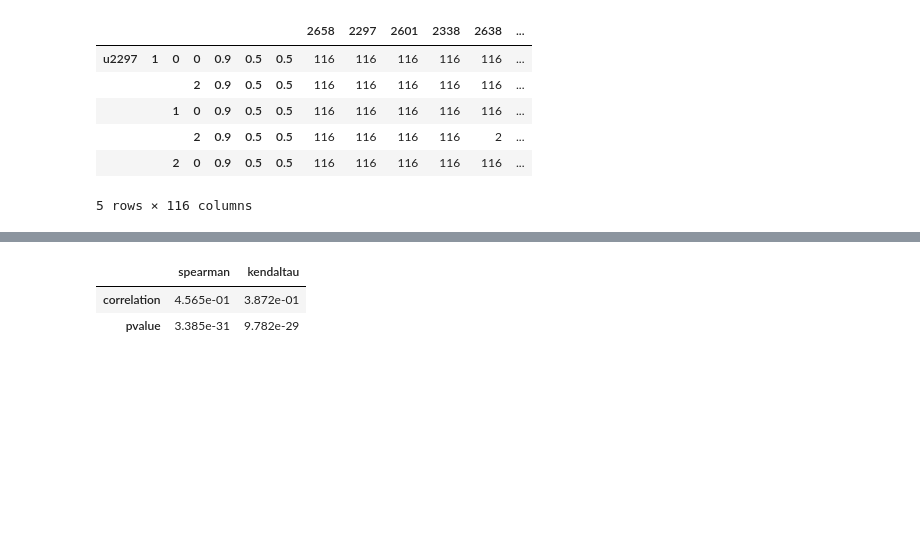
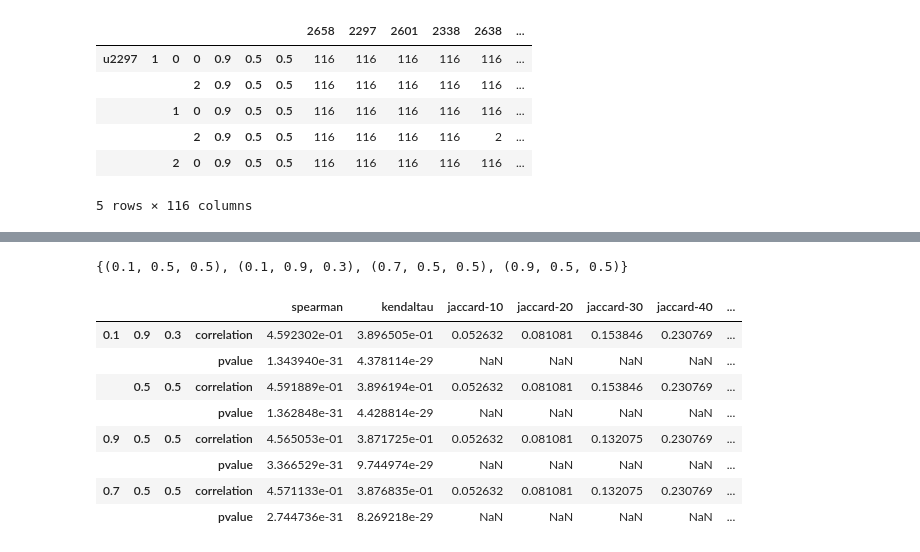
Before and after one commit to ruiliu310/dartpost-research, a Jupyter notebook: pr_results.ipynb, the cells around one changed output, grey strips where cells are left out. Cells and saved outputs as stored; diff of their text form; code cells hidden in the pictures; blank space fills up the shorter version.

```diff
--- a/pr_results.ipynb
+++ b/pr_results.ipynb
@@ -287,0 +328,3 @@ def rank_metrics(df):
+# %%
+idxmax = df_res.loc[(slice(None), slice(None), slice(None), "correlation")].idxmax()
+print(idxmax)
@@ -288,11 +341,18 @@ def rank_metrics(df):
+# %%
+set(idxmax)
+# %% [output]
+{(0.1, 0.5, 0.5), (0.1, 0.9, 0.3), (0.7, 0.5, 0.5), (0.9, 0.5, 0.5)}
+# %%
+pd.concat([df_res.loc[(*ind, slice(None)), :] for ind in set(idxmax)], axis=0)
+# %% [output]
+|  |  |  |  | spearman | kendaltau | jaccard-10 | jaccard-20 | jaccard-30 | jaccard-40 | ... |
+| 0.1 | 0.9 | 0.3 | correlation | 4.592302e-01 | 3.896505e-01 | 0.052632 | 0.081081 | 0.153846 | 0.230769 | ... |
+|  |  |  | pvalue | 1.343940e-31 | 4.378114e-29 | NaN | NaN | NaN | NaN | ... |
+|  | 0.5 | 0.5 | correlation | 4.591889e-01 | 3.896194e-01 | 0.052632 | 0.081081 | 0.153846 | 0.230769 | ... |
+|  |  |  | pvalue | 1.362848e-31 | 4.428814e-29 | NaN | NaN | NaN | NaN | ... |
+| 0.9 | 0.5 | 0.5 | correlation | 4.565053e-01 | 3.871725e-01 | 0.052632 | 0.081081 | 0.132075 | 0.230769 | ... |
+|  |  |  | pvalue | 3.366529e-31 | 9.744974e-29 | NaN | NaN | NaN | NaN | ... |
+| 0.7 | 0.5 | 0.5 | correlation | 4.571133e-01 | 3.876835e-01 | 0.052632 | 0.081081 | 0.132075 | 0.230769 | ... |
+|  |  |  | pvalue | 2.744736e-31 | 8.269218e-29 | NaN | NaN | NaN | NaN | ... |
 # %%
 pd.set_option('precision', 3)
-# %%
-metrics = pd.DataFrame.from_dict(rank_metrics(df_user_express))
-metrics.index = ["correlation", "pvalue"]
-
-display(metrics)
-# %% [output]
-|  | spearman | kendaltau |
-| correlation | 4.565e-01 | 3.872e-01 |
-| pvalue | 3.385e-31 | 9.782e-29 |
```
Also changed, not shown: parts of 13 cells of this notebook.
